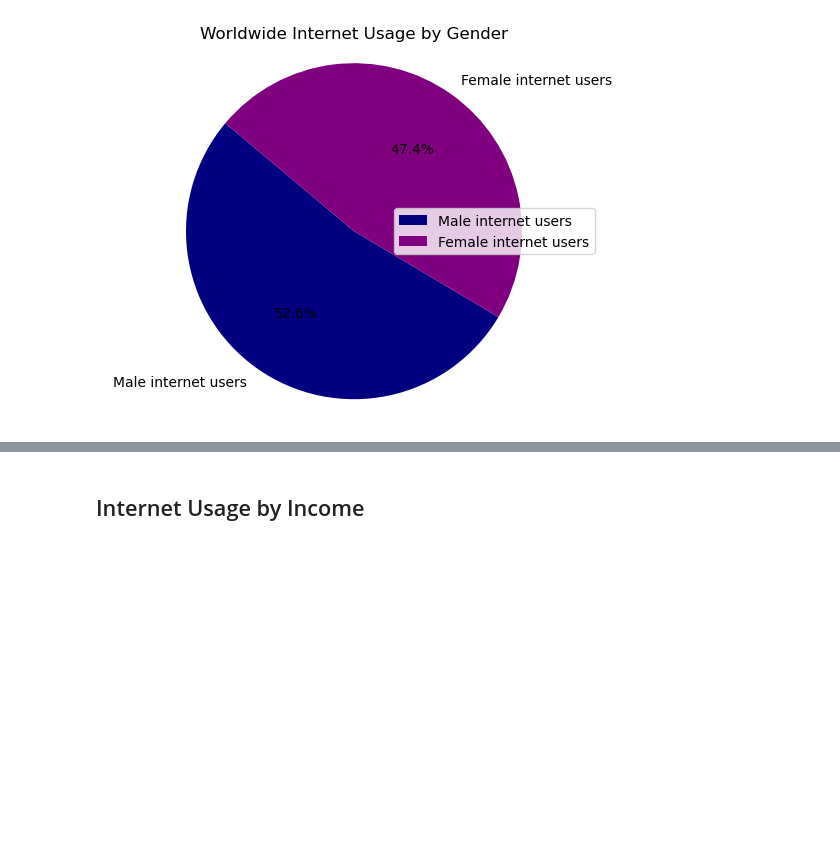
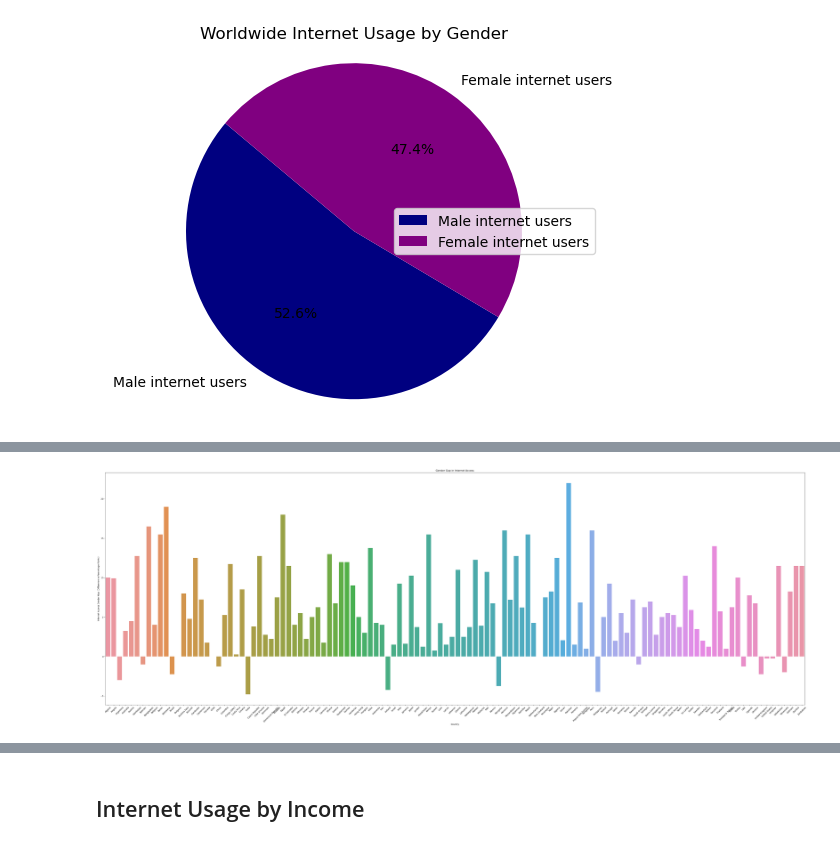
Before and after one commit to tiascott01/07_GroupProject1, a Jupyter notebook: Internet Demographics/internet-usage-working.ipynb, the cells around one changed output, grey strips where cells are left out. Cells and saved outputs as stored; diff of their text form; code cells hidden in the pictures; blank space fills up the shorter version.

```diff
--- a/Internet Demographics/internet-usage-working.ipynb
+++ b/Internet Demographics/internet-usage-working.ipynb
@@ -196,8 +196,6 @@ demo_data_agg = demo_data_agg.reset_index()
 ## Internet Usage by Country
 # %%
 #map showing internet usage by country where each country dot is sized based on % internet usage
-#working on scale so it is easy to read
-#be warned...it takes a while to run
 
 import hvplot.pandas
 
@@ -210,33 +208,15 @@ api_key = 'a40367c3e2244baea0e6f64ed5353081'
 demo_df['Latitude'] = None
 demo_df['Longitude'] = None
 
-#this code without the 'type' param thinks jordan and lebanon are places in the us. the 'type' param throws an error.
 def get_coordinates(country, api_key):
     base_url = "https://api.geoapify.com/v1/geocode/search"
     params = {
-        'text': country,
-        # 'type': 'country',
+        'country': country,
         'apiKey': api_key}
     response = requests.get(base_url, params=params)
     data = response.json()
     coordinates = data['features'][0]['geometry']['coordinates']
     return coordinates[1], coordinates[0]
-
-#tried this error handling to try to correct that error, got a different error. >.<
-# def get_coordinates(country_name, api_key):
-#     base_url = "https://api.geoapify.com/v1/geocode/search"
-#     params = {
-#         'text': country_name,
-#         'type': 'country',  # Specify that we're looking for a country
-#         'apiKey': api_key
-#     }
-#     response = requests.get(base_url, params=params)
-#     data = response.json()
-#     if data['features']:  # Check if features list is not empty
-#         coordinates = data['features'][0]['geometry']['coordinates']
-#         return coordinates[1], coordinates[0]
-#     else:
-#         return None, None  # Or handle the case where no data is found
 
 #loop through countries in dataset
 for country in demo_df['Country'].unique():
@@ -258,7 +238,8 @@ plot = demo_df.hvplot.points('Longitude',
                              alpha=0.4,
                              color='Country',
                              frame_width=800,
-                             frame_height=600)
+                             frame_height=600,
+                             title='Global Internet Usage by Country')
 
 
 #display
@@ -305,0 +307,12 @@ plt.show()
+# %%
+
+
+# Plot for Internet Access Gender Gap
+plt.figure(figsize=(60
+                , 20))
+sns.barplot(x='Country', y='Internet Access Gender Gap (Difference in Percentage Points)', data=demo_df)
+plt.title('Gender Gap in Internet Access')
+plt.xticks(rotation=45)  # Rotate the country labels for readability
+plt.show()
+# %% [output]
+[figure, added]
```
Also changed, not shown: parts of 8 cells of this notebook, 1 other file.
